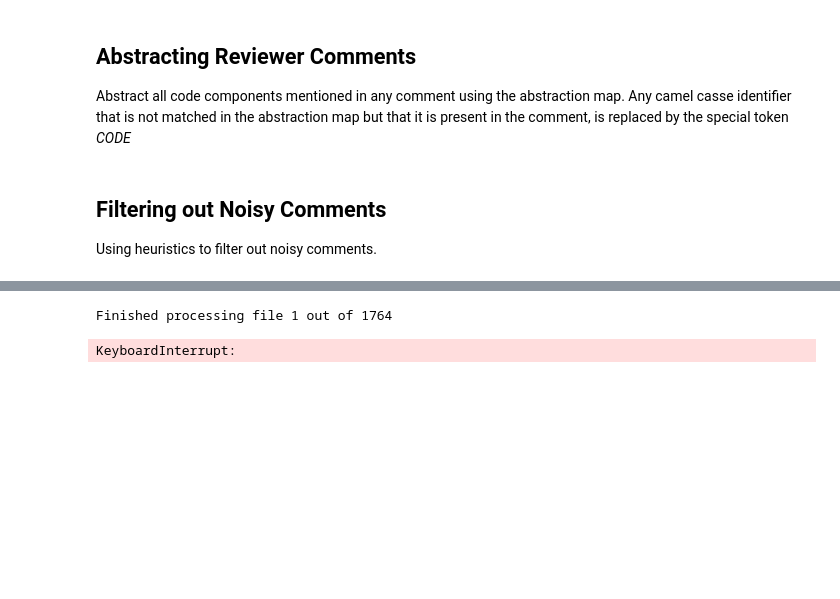
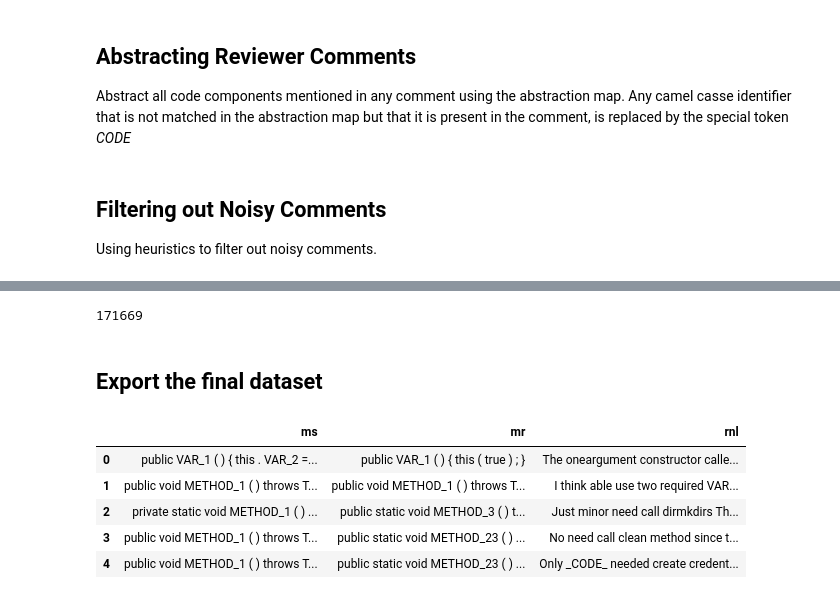
Before and after one commit to melihcatal/EmpiricalCodeReviewAnalysis, a Jupyter notebook: preprocessing.ipynb, the cells around one changed output, grey strips where cells are left out. Saved outputs shown, nothing was run; the diff lists cells and outputs as text; code cells hidden in the pictures; blank space fills up the shorter version.

Commit message:
running the pipeline over all the github projects & exporting the results

```diff
--- a/preprocessing.ipynb
+++ b/preprocessing.ipynb
@@ -428,4 +484,6 @@ def read_csv(path):
 # %%
+
+# this cell is used to run the pipeline over all the files in the github projects folder. It is not using multithreading
 def main():
     #path = './data/gh_apache_!_accumulo.csv'
     folder = "data"
@@ -434,23 +492,31 @@ def main():
     # current file number
     file_num = 1
     ms_mr_rnl_triplets = []
+    num_erros = 0
     # for each file in the folder run the process
     for filename in os.listdir(folder):
-        print("*******************")
-        print ("Processing file " + str(file_num) + " out of " + str(num_files))
-        path = os.path.join(folder, filename)
-        df = read_csv(path)
-        triplets = methods_extraction_linking_reviewer_comments(df)
-        triplets_with_abstracted_methods =  methods_abstraction(triplets)
-        triplets_with_abstraction = abstract_reviewer_comments(triplets_with_abstracted_methods)
-        # remove irrelevant comments
-        triplets_with_abstraction = remove_irrelevant_comments(triplets_with_abstraction)
+        # skip the first 550 files and end the process at 600 files
+        try:
+            print ("Processing file " + str(file_num) + " out of " + str(num_files))
+            path = os.path.join(folder, filename)
+            df = read_csv(path)
+            triplets = methods_extraction_linking_reviewer_comments(df)
+            triplets_with_abstracted_methods =  methods_abstraction(triplets)
+            triplets_with_abstraction = abstract_reviewer_comments(triplets_with_abstracted_methods)
+            # remove irrelevant comments
+            triplets_with_abstraction = remove_irrelevant_comments(triplets_with_abstraction)
 
-        # create <ms,mr,rnl> triple from the triplets_with_abstraction
-        current_ms_mr_rnl_triplet = create_ms_mr_rnl_triple(triplets_with_abstraction)
-        ms_mr_rnl_triplets.extend(current_ms_mr_rnl_triplet)
-        print("Finished processing file " + str(file_num) + " out of " + str(num_files))
-        print("*******************")
-        file_num += 1
+            # create <ms,mr,rnl> triple from the triplets_with_abstraction
+            current_ms_mr_rnl_triplet = create_ms_mr_rnl_triple(triplets_with_abstraction)
+            ms_mr_rnl_triplets.extend(current_ms_mr_rnl_triplet)
+            print("Finished processing file " + str(file_num) + " out of " + str(num_files))
+            print("*******************")
+            file_num += 1
+        except Exception as e:
+            num_erros += 1
+            file_num += 1
+            continue
+    print("Number of errors: " + str(num_erros))
+    return ms_mr_rnl_triplets
 
-    return ms_mr_rnl_triplets
+final_triple = main()
@@ -457,6 +558,6 @@ def main():
-# %%
-final_triple = main()
-print(len(final_triple))
-# %% [output]
-Finished processing file 1 out of 1764
-KeyboardInterrupt:
+# %%
+print(len(final_triple))
+# %% [output]
+171669
+# %% [markdown]
+## Export the final dataset
@@ -462,0 +570,10 @@ KeyboardInterrupt:
+# %%
+df = pd.DataFrame(final_triple, columns=['ms', 'mr', 'rnl'])
+df.head()
+# %% [output]
+|  | ms | mr | rnl |
+| 0 | public VAR_1 ( ) { this . VAR_2 =... | public VAR_1 ( ) { this ( true ) ; } | The oneargument constructor calle... |
+| 1 | public void METHOD_1 ( ) throws T... | public void METHOD_1 ( ) throws T... | I think able use two required VAR... |
+| 2 | private static void METHOD_1 ( ) ... | public static void METHOD_3 ( ) t... | Just minor need call dirmkdirs Th... |
+| 3 | public void METHOD_1 ( ) throws T... | public static void METHOD_23 ( ) ... | No need call clean method since t... |
+| 4 | public void METHOD_1 ( ) throws T... | public static void METHOD_23 ( ) ... | Only _CODE_ needed create credent... |
```
Also changed, not shown: parts of 5 cells of this notebook.
